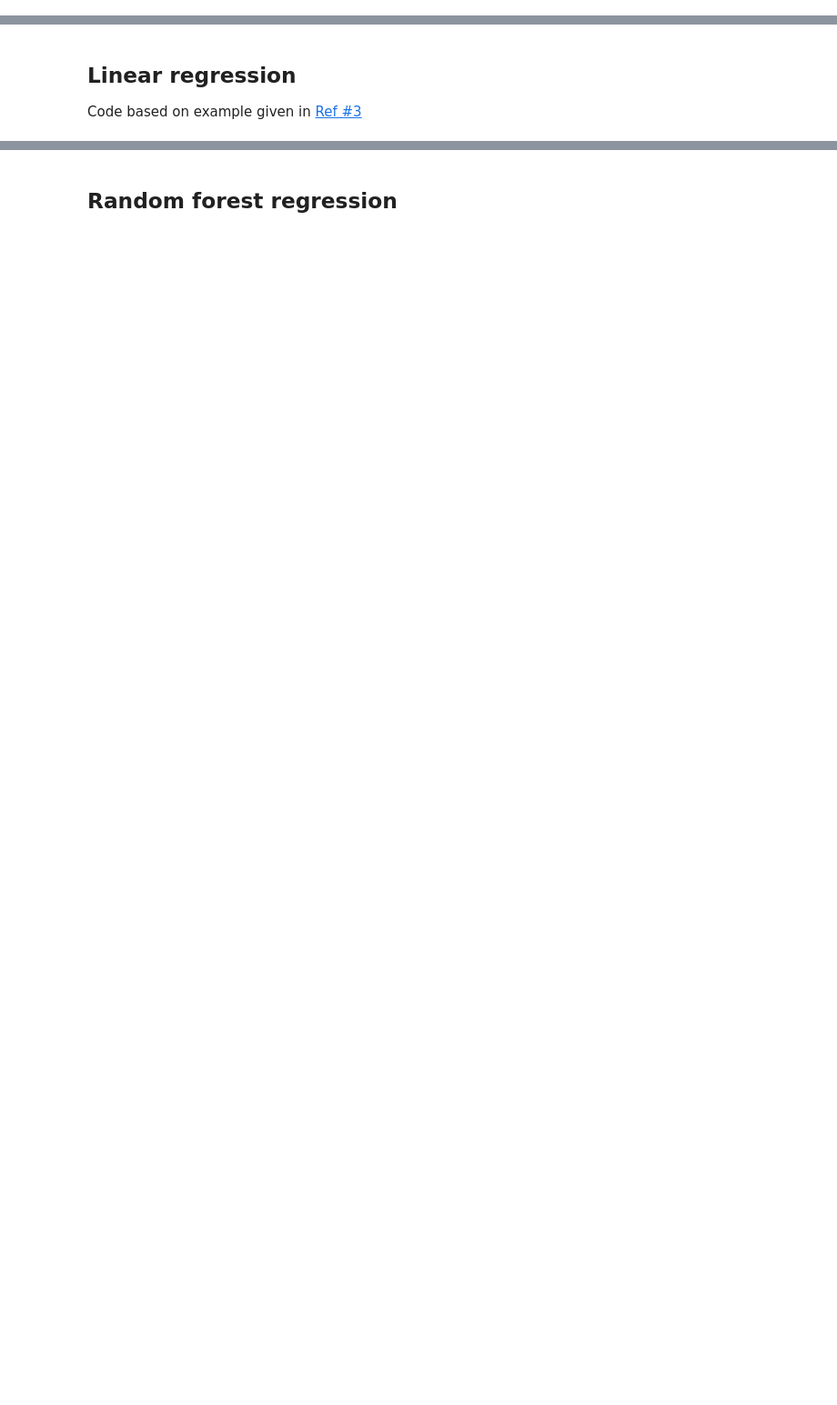
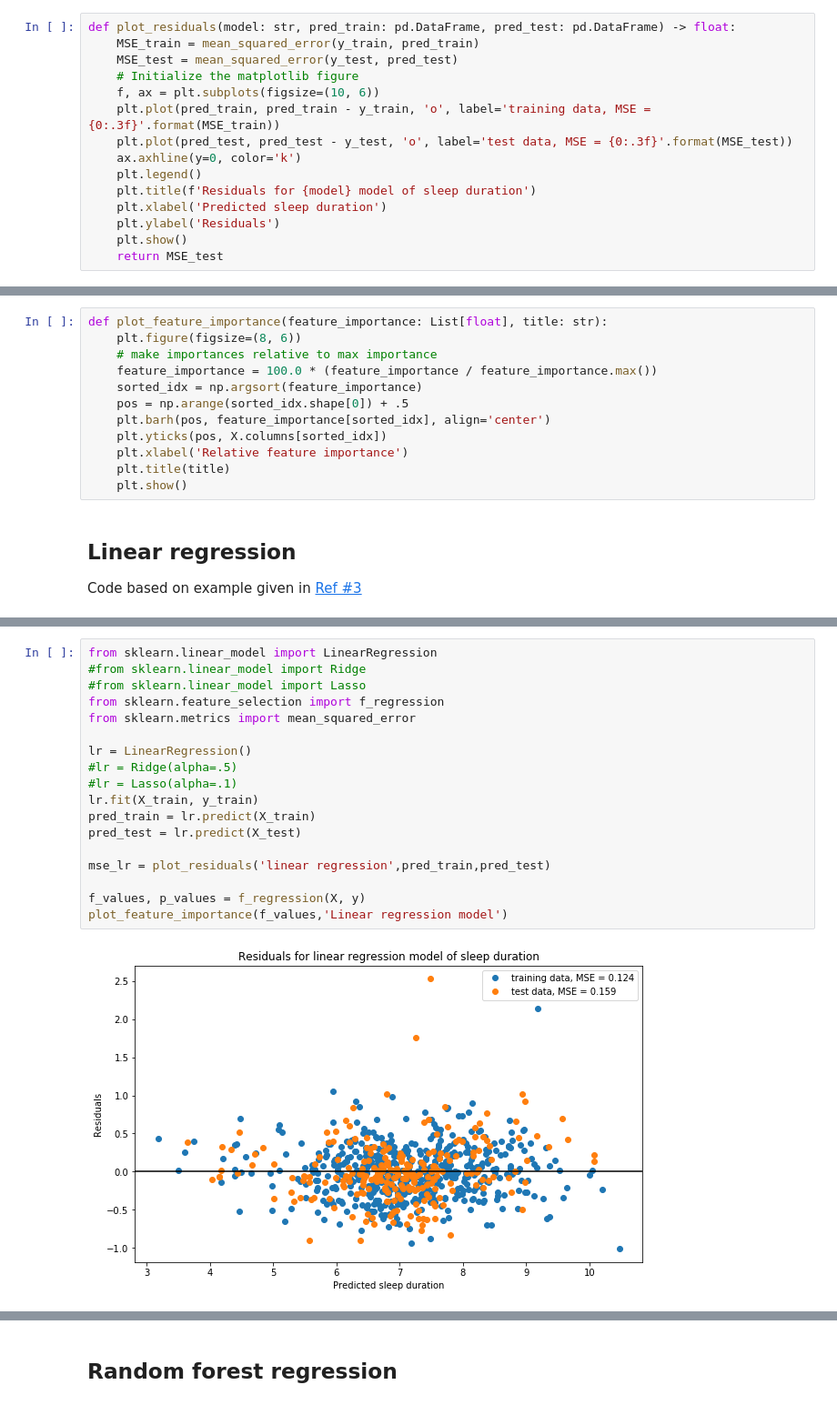
Before and after one commit to Amita22/Machine-Learning-Fitbit-Sleep, a Jupyter notebook: analysis.ipynb, the cells around one changed output, grey strips where cells are left out. Shown: that part at 91% size. Saved outputs shown, nothing was run; the diff lists cells and outputs as text; blank space fills up the shorter version.

```diff
--- a/analysis.ipynb
+++ b/analysis.ipynb
@@ -368,0 +365,15 @@ X_train, X_test, y_train, y_test = train_test_split(X, y, test_size=0.33, random
+# %%
+def plot_residuals(model: str, pred_train: pd.DataFrame, pred_test: pd.DataFrame) -> float:
+    MSE_train = mean_squared_error(y_train, pred_train)
+    MSE_test = mean_squared_error(y_test, pred_test)
+    # Initialize the matplotlib figure
+    f, ax = plt.subplots(figsize=(10, 6))
+    plt.plot(pred_train, pred_train - y_train, 'o', label='training data, MSE = {0:.3f}'.format(MSE_train))
+    plt.plot(pred_test, pred_test - y_test, 'o', label='test data, MSE = {0:.3f}'.format(MSE_test))
+    ax.axhline(y=0, color='k')
+    plt.legend()
+    plt.title(f'Residuals for {model} model of sleep duration')
+    plt.xlabel('Predicted sleep duration')
+    plt.ylabel('Residuals')
+    plt.show()
+    return MSE_test
@@ -369,3 +383,15 @@ X_train, X_test, y_train, y_test = train_test_split(X, y, test_size=0.33, random
+# %%
+def plot_feature_importance(feature_importance: List[float], title: str):
+    plt.figure(figsize=(8, 6))
+    # make importances relative to max importance
+    feature_importance = 100.0 * (feature_importance / feature_importance.max())
+    sorted_idx = np.argsort(feature_importance)
+    pos = np.arange(sorted_idx.shape[0]) + .5
+    plt.barh(pos, feature_importance[sorted_idx], align='center')
+    plt.yticks(pos, X.columns[sorted_idx])
+    plt.xlabel('Relative feature importance')
+    plt.title(title)
+    plt.show()
 # %% [markdown]
 ## Linear regression
 Code based on example given in [Ref #3](#References)
@@ -418,0 +398,20 @@ plt.show()
+# %%
+from sklearn.linear_model import LinearRegression
+#from sklearn.linear_model import Ridge
+#from sklearn.linear_model import Lasso
+from sklearn.feature_selection import f_regression
+from sklearn.metrics import mean_squared_error
+
+lr = LinearRegression()
+#lr = Ridge(alpha=.5)
+#lr = Lasso(alpha=.1)
+lr.fit(X_train, y_train)
+pred_train = lr.predict(X_train)
+pred_test = lr.predict(X_test)
+
+mse_lr = plot_residuals('linear regression',pred_train,pred_test)
+
+f_values, p_values = f_regression(X, y)
+plot_feature_importance(f_values,'Linear regression model')
+# %% [output]
+[figure, added]
```
Also changed, not shown: parts of 27 cells of this notebook.
